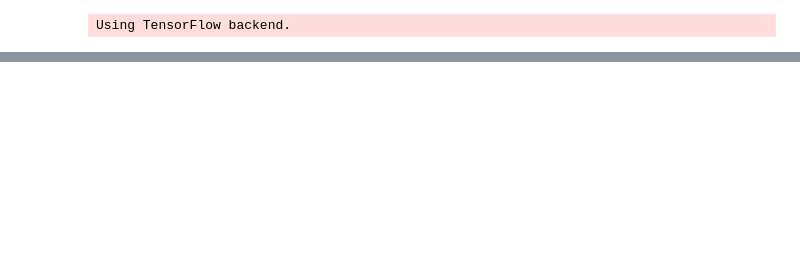
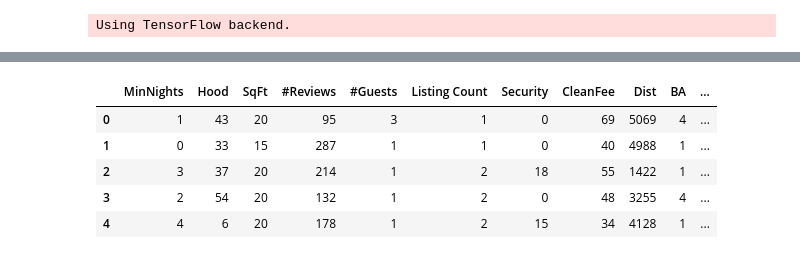
Before and after one commit to LoriHarris/Airbnb_ML, a Jupyter notebook: Cleaning.ipynb, the cells around one changed output, grey strips where cells are left out. Drawn from its saved outputs; the diff is of its cells as text; code cells hidden in the pictures; blank space fills up the shorter version.

```diff
--- a/Cleaning.ipynb
+++ b/Cleaning.ipynb
@@ -70,4 +90,4 @@ ValueError: No dataset in HDF5 file.
 # %%
-train = pd.read_csv('listings.csv.gz', compression='gzip')
+train1 = pd.read_csv('listings.csv.gz', compression='gzip')
 other_df = pd.read_csv('listings.csv')
-reviews = pd.read_csv('reviews.csv')
+train1.head()
@@ -74,3 +101,3 @@ reviews = pd.read_csv('reviews.csv')
 # %%
-# train = reviews.join(train1, on='id', lsuffix='id')
-# train['polarity'].head()
+train = train1.merge(reviews1, on='id')
+train['polarity'].head()
@@ -93,6 +134,7 @@ train['price'].head()
 train.head()
 cleanmean=train['cleaning_fee'].dropna().mean()
 train['cleaning_fee']=train['cleaning_fee'].fillna(cleanmean)
+train['polarity']=train['polarity'].fillna(train['polarity'].dropna().mean())
 train['square_feet']=train['square_feet'].fillna(train['square_feet'].dropna().mean())
 train['price']=train['price'].fillna(train['price'].dropna().mean())
 train['bathrooms']=train['bathrooms'].fillna(train['bathrooms'].dropna().mean())
@@ -112,7 +154,8 @@ label_encoder.fit(df['neighbourhood_cleansed'])
 df['neighbourhood_cleansed']=label_encoder.transform(df['neighbourhood_cleansed'])
 label_encoder.fit(df['minimum_nights'])
 df['minimum_nights']=label_encoder.transform(df['minimum_nights'])
-
+label_encoder.fit(df['polarity'])
+df['polarity']=label_encoder.transform(df['polarity'])
 label_encoder.fit(df['square_feet'])
 df['square_feet']=label_encoder.transform(df['square_feet'])
 label_encoder.fit(df['property_type'])
@@ -139,6 +182,8 @@ label_encoder.fit(df['number_of_reviews'])
 df['number_of_reviews']=label_encoder.transform(df['number_of_reviews'])
 label_encoder.fit(df['reviews_per_month'])
 df['reviews_per_month']=label_encoder.transform(df['reviews_per_month'])
+label_encoder.fit(df['price'])
+df['price']=label_encoder.transform(df['price'])
 # %%
 
 df['name'].head()
@@ -235,32 +310,41 @@ df['price'].min()
 # %%
 
 # df = df.drop(columns=['listing_url','last_scraped','thumbnail_url', 'medium_url','picture_url','xl_picture_url','host_url','host_thumbnail_url','host_picture_url', 'neighbourhood','neighbourhood_group_cleansed','summary', 'neighborhood_overview','scrape_id','host_name','name', 'id', 'host_id', 'latitude', 'longitude', 'last_review', 'reviews_per_month'])
 
 
 train1 = pd.DataFrame({
 
         'MinNights':df['minimum_nights'],
 
     'Hood': df['neighbourhood_cleansed'],
     'SqFt':df['square_feet'],
     '#Reviews':df['number_of_reviews'],
     '#Guests':df['guests_included'],
     'Listing Count':df['host_listings_count'],
     'Security':df['security_deposit'],
     'CleanFee':df['cleaning_fee'],
     'Dist':df['distance_center'],
 #     'Room':df['room_type'],
     'BA':df['bathrooms'],
 #     'Prop':df['property_type'],
     'BR':df['bedrooms'],
     'Beds': df['beds'],
     'Acc':df['accommodates'],
     'Price':df['price'],
-        '#Booked':df['reviews_per_month']
+        '#Booked':df['reviews_per_month'],
+        'Polarity':df['polarity']
+
 
 })
 # train1=train1[:-1]
 train1.head()
+# %% [output]
+|  | MinNights | Hood | SqFt | #Reviews | #Guests | Listing Count | Security | CleanFee | Dist | BA | ... |
+| 0 | 1 | 43 | 20 | 95 | 3 | 1 | 0 | 69 | 5069 | 4 | ... |
+| 1 | 0 | 33 | 15 | 287 | 1 | 1 | 0 | 40 | 4988 | 1 | ... |
+| 2 | 3 | 37 | 20 | 214 | 1 | 2 | 18 | 55 | 1422 | 1 | ... |
+| 3 | 2 | 54 | 20 | 132 | 1 | 2 | 0 | 48 | 3255 | 4 | ... |
+| 4 | 4 | 6 | 20 | 178 | 1 | 2 | 15 | 34 | 4128 | 1 | ... |
 # %%
 # bins=[0,25,50,100,150,200]
 # labels=[1,2,3,4,5]
```
Also changed, not shown: parts of 46 cells of this notebook, 4 other files.
